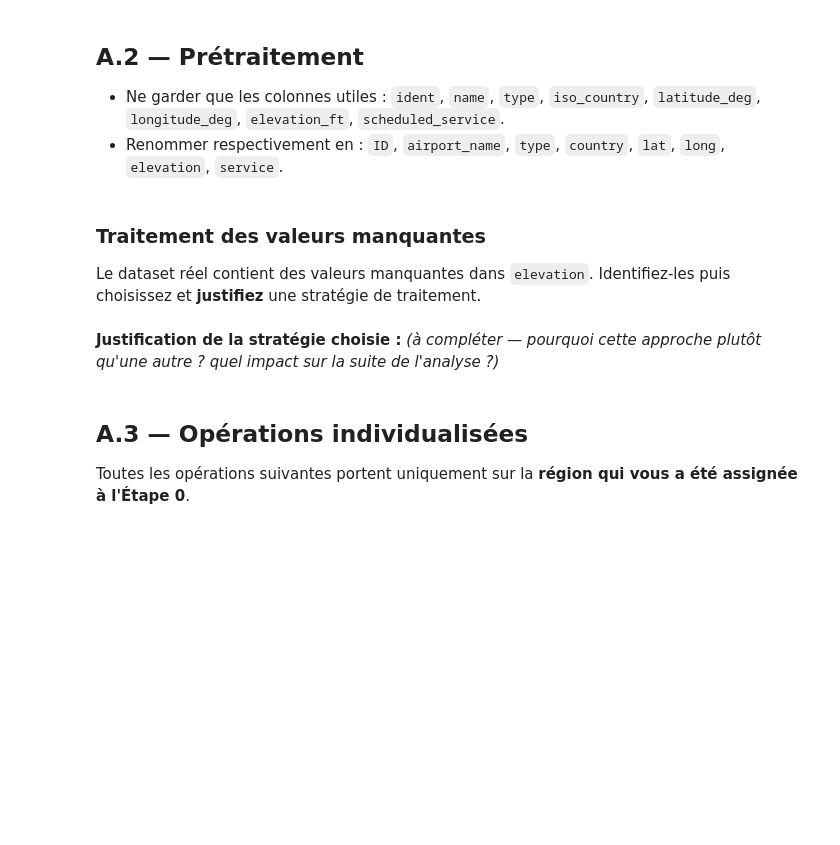
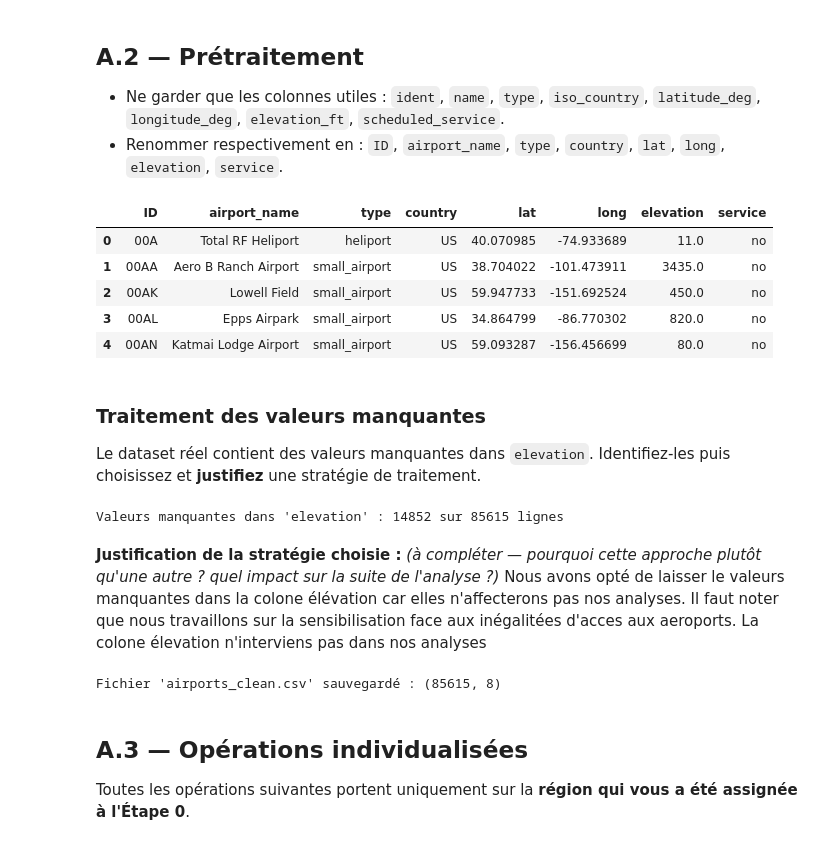
Before and after one commit to ouedraogoahmed210-dev/mini_projet_data_dataviz_partie1, a Jupyter notebook: mini_projet_data_dataviz_partie1.ipynb, the cells around one changed output. Cells and saved outputs as stored; diff of their text form; code cells hidden in the pictures; blank space fills up the shorter version.

Commit message:
phase A avec fichiers excel correspondant

```diff
--- a/mini_projet_data_dataviz_partie1.ipynb
+++ b/mini_projet_data_dataviz_partie1.ipynb
@@ -90,7 +90,7 @@ import pandas as pd
 URL = "https://raw.githubusercontent.com/davidmegginson/ourairports-data/main/airports.csv"
 
 # TODO : importer le CSV avec pandas
-df =  # votre code ici
+df = pd.read_csv(URL)
 print(df.shape)
 df.head()
 # %% [output]
@@ -109,13 +109,29 @@ df.head()
 # %%
 # TODO : ne garder que les colonnes utiles :
 #        ident, name, type, iso_country, latitude_deg, longitude_deg, elevation_ft, scheduled_service
-df = ...  # votre code ici
+df = df[["ident", "name", "type", "iso_country", "latitude_deg", "longitude_deg", "elevation_ft", "scheduled_service"]]
 
 # TODO : renommer ces colonnes respectivement en :
 #        ID, airport_name, type, country, lat, long, elevation, service
-df = ...  # votre code ici
+df = df.rename(columns={
+    "ident": "ID",
+    "name": "airport_name",
+    "type": "type",
+    "iso_country": "country",
+    "latitude_deg": "lat",
+    "longitude_deg": "long",
+    "elevation_ft": "elevation",
+    "scheduled_service": "service"
+})
 
 df.head()
+# %% [output]
+|  | ID | airport_name | type | country | lat | long | elevation | service |
+| 0 | 00A | Total RF Heliport | heliport | US | 40.070985 | -74.933689 | 11.0 | no |
+| 1 | 00AA | Aero B Ranch Airport | small_airport | US | 38.704022 | -101.473911 | 3435.0 | no |
+| 2 | 00AK | Lowell Field | small_airport | US | 59.947733 | -151.692524 | 450.0 | no |
+| 3 | 00AL | Epps Airpark | small_airport | US | 34.864799 | -86.770302 | 820.0 | no |
+| 4 | 00AN | Katmai Lodge Airport | small_airport | US | 59.093287 | -156.456699 | 80.0 | no |
 # %% [markdown]
 ### Traitement des valeurs manquantes
 
@@ -126,11 +142,17 @@ nb_nan = df["elevation"].isnull().sum()
 print(f"Valeurs manquantes dans 'elevation' : {nb_nan} sur {len(df)} lignes")
 
 # TODO : appliquez votre stratégie de traitement (suppression, valeur par défaut, conservation...)
+#conservation car notre analyse ne sera pas affecté par les valeurs manquantes dans 'elevation'
+# %% [output]
+Valeurs manquantes dans 'elevation' : 14852 sur 85615 lignes
 # %% [markdown]
 **Justification de la stratégie choisie :** *(à compléter — pourquoi cette approche plutôt qu'une autre ? quel impact sur la suite de l'analyse ?)*
+Nous avons opté de laisser le valeurs manquantes dans la colone élévation car elles n'affecterons pas nos analyses. Il faut noter que nous travaillons sur la sensibilisation face aux inégalitées d'acces aux aeroports. La colone élevation n'interviens pas dans nos analyses
 # %%
 df.to_csv("airports_clean.csv", index=False)
 print("Fichier 'airports_clean.csv' sauvegardé :", df.shape)
+# %% [output]
+Fichier 'airports_clean.csv' sauvegardé : (85615, 8)
 # %% [markdown]
 ## A.3 — Opérations individualisées
 
```
Also changed, not shown: parts of 5 cells of this notebook, 4 other files.
